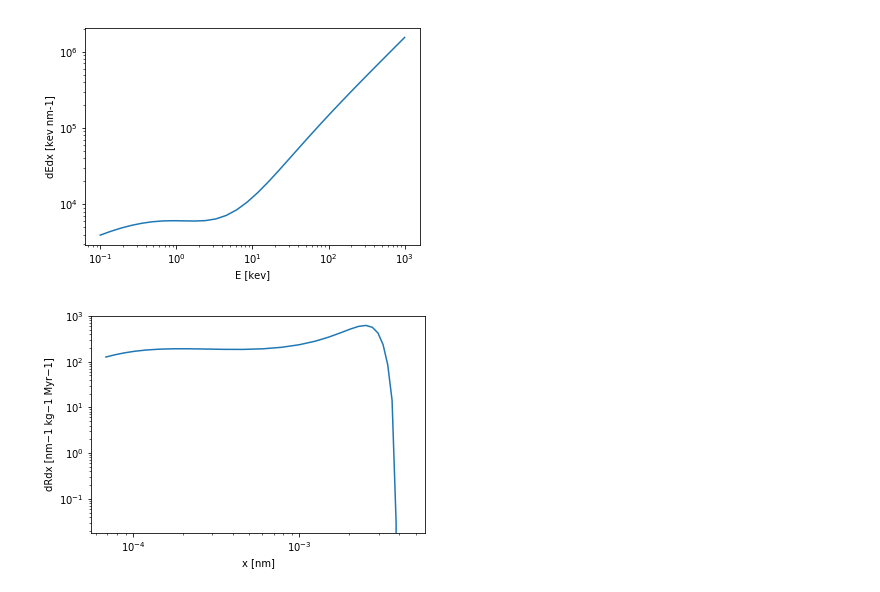
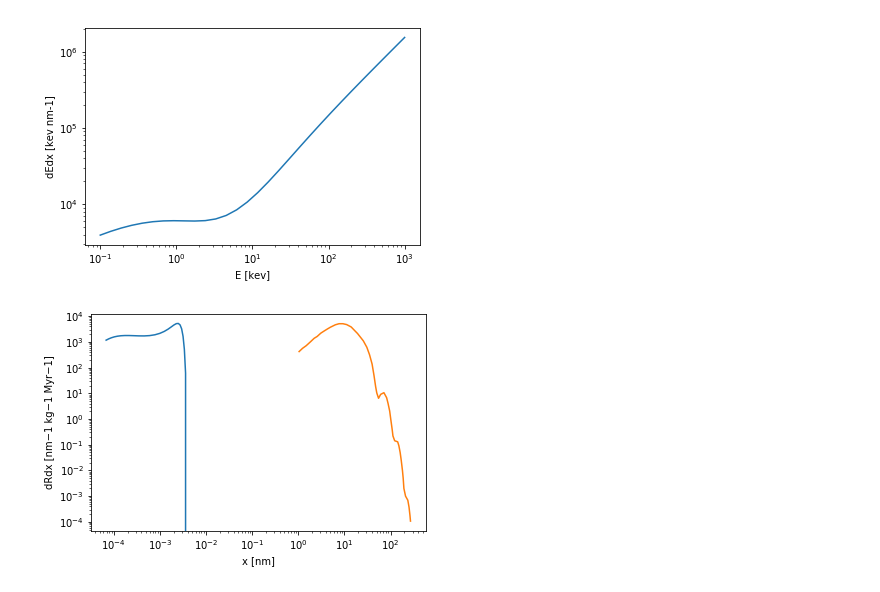
Before and after one commit to tedwards2412/paleo_detectors, a Jupyter notebook: Notebooks/Length_distribution.ipynb, the cells around one changed output. Drawn from its saved outputs; the diff is of its cells as text; code cells hidden in the pictures.

```diff
--- a/Notebooks/Length_distribution.ipynb
+++ b/Notebooks/Length_distribution.ipynb
@@ -29,11 +29,14 @@ def calcdRdE(ER_keV, m_x, cp, cn, **kwargs):
         dRdE += frac_vals[nuc]*DMU.dRdE_NREFT(ER_keV, m_x, cp, cn, nuc, **kwargs)
     return dRdE
 # %%
-cp = np.zeros(11)
-cp[0] = 1e-8
-cn = cp
+# cp = np.zeros(11)
+# cp[0] = 1e-8
+# cn = cp
 
-dRdE = calcdRdE(E_list, 10, cp, cn)
+# dRdE = calcdRdE(E_list, 10, cp, cn)
+pNa = 11
+nNa = pNa+1
+dRdE = DMU.dRdE_standard(E_list, pNa, nNa, 500, 1e-45)
 plt.loglog(E_list, dRdE)
 plt.show()
 # %% [output]
@@ -144,7 +147,8 @@ m_dm = 500e6 # keV i.e. 10 GeV
 p = 1/(25.**(1./3.)-1) # Impact parameter in nm
 
 ################ Calculting the rate
-dRdE = calcdRdE(E_list, m_dm, cp, cn)
+# dRdE = calcdRdE(E_list, m_dm, cp, cn)
+dRdE = DMU.dRdE_standard(E_list, pNa, nNa, 500, 1e-45)
 dEdx = np.zeros_like(E_list)
 for i,E in enumerate(E_list):
     dEdx[i] = calc_dEdx(E, p)
@@ -214,8 +218,12 @@ plt.show()
 # %%
 dRdx = dRdE*dEdx
 plt.loglog(xlist, dRdx*1e6) # 1e6 here to change to per Myr
 plt.ylabel(r"dRdx [nm−1 kg−1 Myr−1]")
 plt.xlabel(r"x [nm]")
+x, dRdx_test = np.loadtxt("../Data/Zabuyelite_500GeV.txt", unpack=True)
+plt.loglog(x,dRdx_test)
+plt.ylabel(r"dRdx [nm−1 kg−1 Myr−1]")
+plt.xlabel(r"x [nm]")
 plt.show()
 # %% [output]
-[figure, old version]
+[figure, new version]
```
Also changed, not shown: parts of 1 cell of this notebook, 1 other file.
